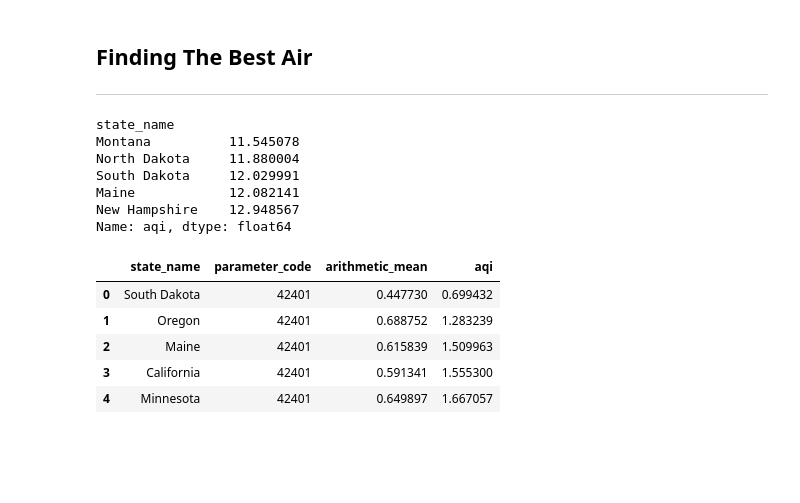
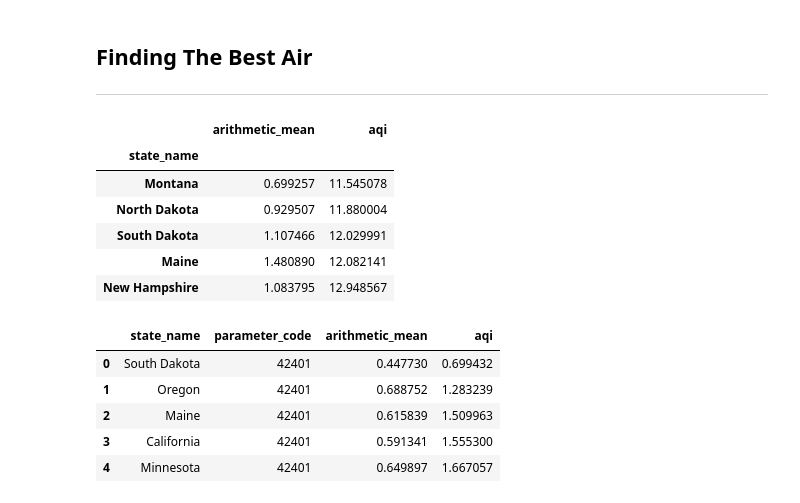
Before and after one commit to bbjornstad/air-pollution-prediction, a Jupyter notebook: data_analysis_2.ipynb, the cells around one changed output. Saved outputs shown, nothing was run; the diff lists cells and outputs as text; code cells hidden in the pictures; blank space fills up the shorter version.

```diff
--- a/data_analysis_2.ipynb
+++ b/data_analysis_2.ipynb
@@ -564,16 +564,16 @@ rmse_val_fig.savefig('plots/model_validation_2019_swarm.png')
 ## Finding The Best Air
 ----
 # %%
-air_results_agg = main_df.groupby('state_name').mean().aqi.sort_values(ascending=True)
+air_results_agg = main_df.groupby('state_name').mean().sort_values(by='aqi', ascending=True).drop(columns=['parameter_code'])
 air_results_agg.head()
 # %% [output]
-state_name
-Montana          11.545078
-North Dakota     11.880004
-South Dakota     12.029991
-Maine            12.082141
-New Hampshire    12.948567
-Name: aqi, dtype: float64
+|  | arithmetic_mean | aqi |
+| state_name |  |  |
+| Montana | 0.699257 | 11.545078 |
+| North Dakota | 0.929507 | 11.880004 |
+| South Dakota | 1.107466 | 12.029991 |
+| Maine | 1.480890 | 12.082141 |
+| New Hampshire | 1.083795 | 12.948567 |
 # %%
 air_results_by_param = main_df.groupby(['state_name', 'parameter_code']).mean().sort_values(by='aqi', ascending=True).reset_index()
 air_results_by_param.head()
```
